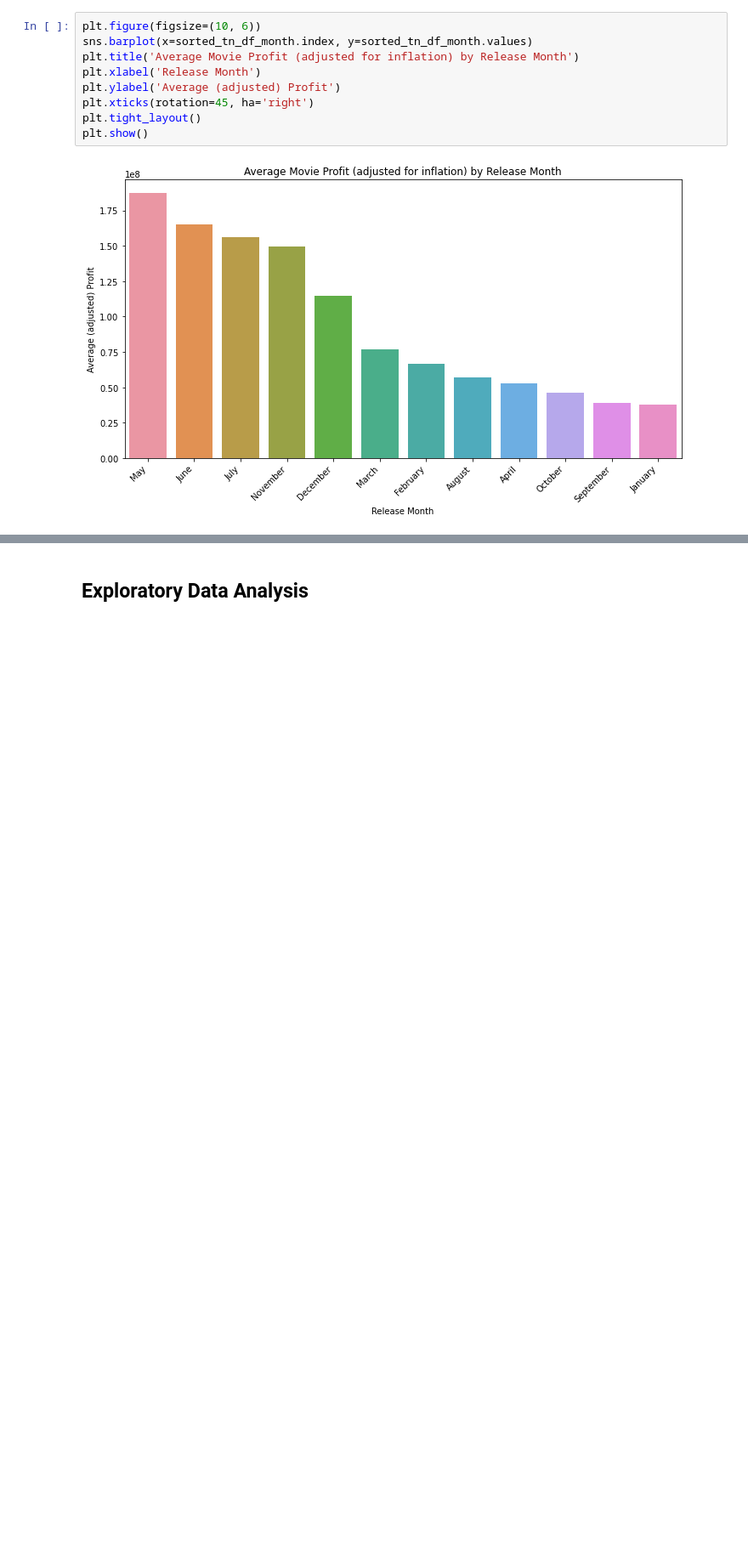
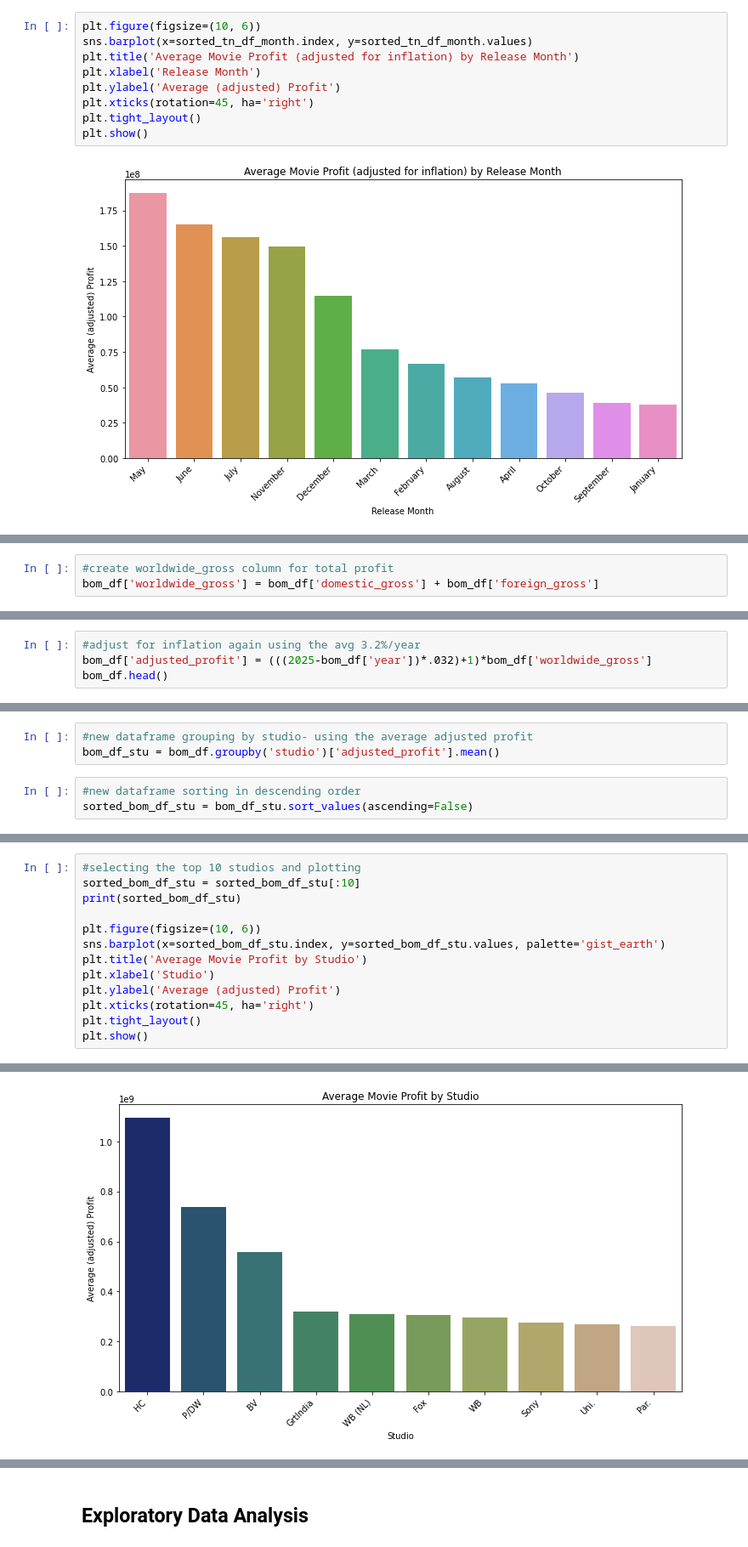
Before and after one commit to morgannash1/movie_analysis_project, a Jupyter notebook: notebook.ipynb, the cells around one changed output, grey strips where cells are left out. Shown: that part at 85% size. Cells and saved outputs as stored; diff of their text form; blank space fills up the shorter version.

```diff
--- a/notebook.ipynb
+++ b/notebook.ipynb
@@ -921,0 +956,3 @@ plt.show()
+# %%
+#create worldwide_gross column for total profit
+bom_df['worldwide_gross'] = bom_df['domestic_gross'] + bom_df['foreign_gross']
@@ -921,0 +968,4 @@ plt.show()
+# %%
+#adjust for inflation again using the avg 3.2%/year
+bom_df['adjusted_profit'] = (((2025-bom_df['year'])*.032)+1)*bom_df['worldwide_gross']
+bom_df.head()
@@ -921,0 +996,6 @@ plt.show()
+# %%
+#new dataframe grouping by studio- using the average adjusted profit
+bom_df_stu = bom_df.groupby('studio')['adjusted_profit'].mean()
+# %%
+#new dataframe sorting in descending order
+sorted_bom_df_stu = bom_df_stu.sort_values(ascending=False)
@@ -921,0 +1018,14 @@ plt.show()
+# %%
+#selecting the top 10 studios and plotting
+sorted_bom_df_stu = sorted_bom_df_stu[:10]
+print(sorted_bom_df_stu)
+
+plt.figure(figsize=(10, 6))
+sns.barplot(x=sorted_bom_df_stu.index, y=sorted_bom_df_stu.values, palette='gist_earth')
+plt.title('Average Movie Profit by Studio')
+plt.xlabel('Studio')
+plt.ylabel('Average (adjusted) Profit')
+plt.xticks(rotation=45, ha='right')
+plt.tight_layout()
+plt.show()
+# %% [output]
@@ -921,0 +1044 @@ plt.show()
+[figure, added]
```
Also changed, not shown: parts of 30 cells of this notebook.
